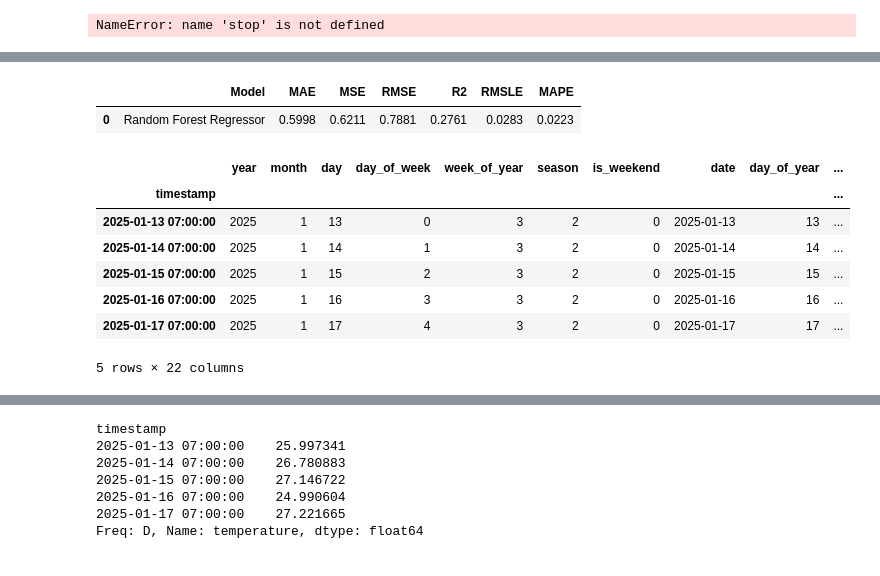
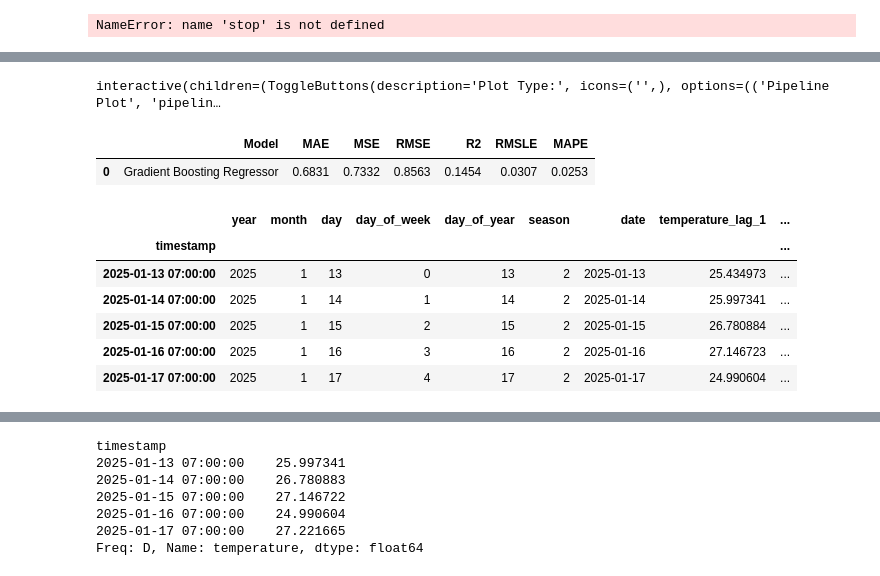
Before and after one commit to Anandaa69/PM2.5_Pycaret, a Jupyter notebook: temp_train/pycaret_train_eng_temp_2.ipynb, the cells around one changed output, grey strips where cells are left out. Drawn from its saved outputs; the diff is of its cells as text; code cells hidden in the pictures.

```diff
--- a/temp_train/pycaret_train_eng_temp_2.ipynb
+++ b/temp_train/pycaret_train_eng_temp_2.ipynb
@@ -73,7 +73,7 @@ data["year"] = data.index.year
 data["month"] = data.index.month
 data["day"] = data.index.day
 data["day_of_week"] = data.index.dayofweek  # 0 = Monday, 6 = Sunday
-data["week_of_year"] = data.index.isocalendar().week  # ค่าจะเป็น int64
+data["day_of_year"] = data.index.dayofyear
 # %%
 # สมมติว่า data มี index เป็น datetime อยู่แล้ว
 def assign_season(month):
@@ -87,8 +87,6 @@ def assign_season(month):
 season_mapping = {'summer': 0, 'early_rainy': 1, 'late_rainy': 2}
 data["season"] = data.index.month.map(assign_season)
 data['season'] = data['season'].map(season_mapping)
-# %%
-data["is_weekend"] = data.index.dayofweek.isin([5, 6]).astype(int)
 # %%
 import pandas as pd
 import numpy as np
@@ -98,14 +96,6 @@ import numpy as np
 data['date'] = pd.to_datetime(data[['year', 'month', 'day']])
 data['day_of_year'] = data['date'].dt.dayofyear
 
-# เพิ่มฟีเจอร์ month_sin และ month_cos
-data['month_sin'] = np.sin(2 * np.pi * data['month'] / 12)
-data['month_cos'] = np.cos(2 * np.pi * data['month'] / 12)
-
-# เพิ่มฟีเจอร์ day_of_week_sin และ day_of_week_cos
-data['day_of_week_sin'] = np.sin(2 * np.pi * data['day_of_week'] / 7)
-data['day_of_week_cos'] = np.cos(2 * np.pi * data['day_of_week'] / 7)
-
 lag_size = 7
 for i in range(1,lag_size+1):
     data[f'temperature_lag_{i}'] = data['temperature'].shift(i)
@@ -243,8 +229,9 @@ NameError: name 'stop' is not defined
 # %%
 # model_1 = exp1.create_model('rf')
 model_1 = exp1.create_model('rf')
-model_2 = exp1.create_model('et')
+model_2 = exp1.create_model('lr')
 model_3 = exp1.create_model('br')
+model_4 = exp1.create_model('gbr')
 # %% [output]
 [interactive output not drawn]
 |  | MAE | MSE | RMSE | R2 | RMSLE | MAPE |
@@ -303,19 +300,22 @@ model_3 = exp1.create_model('br')
+# %%
+exp1.evaluate_model(model_1)
+# %% [output]
+interactive(children=(ToggleButtons(description='Plot Type:', icons=('',), options=(('Pipeline Plot', 'pipelin…
 # %%
 # exp1.evaluate_model(model_1)
 # %%
-predictions = exp1.predict_model(model_1, data=test_data)
+predictions = exp1.predict_model(model_4, data=test_data)
 predictions.head()
 # %% [output]
 |  | Model | MAE | MSE | RMSE | R2 | RMSLE | MAPE |
-| 0 | Random Forest Regressor | 0.5998 | 0.6211 | 0.7881 | 0.2761 | 0.0283 | 0.0223 |
+| 0 | Gradient Boosting Regressor | 0.6831 | 0.7332 | 0.8563 | 0.1454 | 0.0307 | 0.0253 |
-|  | year | month | day | day_of_week | week_of_year | season | is_weekend | date | day_of_year | ... |
-| timestamp |  |  |  |  |  |  |  |  |  | ... |
-| 2025-01-13 07:00:00 | 2025 | 1 | 13 | 0 | 3 | 2 | 0 | 2025-01-13 | 13 | ... |
-| 2025-01-14 07:00:00 | 2025 | 1 | 14 | 1 | 3 | 2 | 0 | 2025-01-14 | 14 | ... |
-| 2025-01-15 07:00:00 | 2025 | 1 | 15 | 2 | 3 | 2 | 0 | 2025-01-15 | 15 | ... |
-| 2025-01-16 07:00:00 | 2025 | 1 | 16 | 3 | 3 | 2 | 0 | 2025-01-16 | 16 | ... |
-| 2025-01-17 07:00:00 | 2025 | 1 | 17 | 4 | 3 | 2 | 0 | 2025-01-17 | 17 | ... |
+|  | year | month | day | day_of_week | day_of_year | season | date | temperature_lag_1 | ... |
+| timestamp |  |  |  |  |  |  |  |  | ... |
+| 2025-01-13 07:00:00 | 2025 | 1 | 13 | 0 | 13 | 2 | 2025-01-13 | 25.434973 | ... |
+| 2025-01-14 07:00:00 | 2025 | 1 | 14 | 1 | 14 | 2 | 2025-01-14 | 25.997341 | ... |
+| 2025-01-15 07:00:00 | 2025 | 1 | 15 | 2 | 15 | 2 | 2025-01-15 | 26.780884 | ... |
+| 2025-01-16 07:00:00 | 2025 | 1 | 16 | 3 | 16 | 2 | 2025-01-16 | 27.146723 | ... |
+| 2025-01-17 07:00:00 | 2025 | 1 | 17 | 4 | 17 | 2 | 2025-01-17 | 24.990604 | ... |
-5 rows × 22 columns
 # %%
 predict_v = predictions['prediction_label']
 predict_v.head()
```
Also changed, not shown: parts of 23 cells of this notebook, 6 other files.
